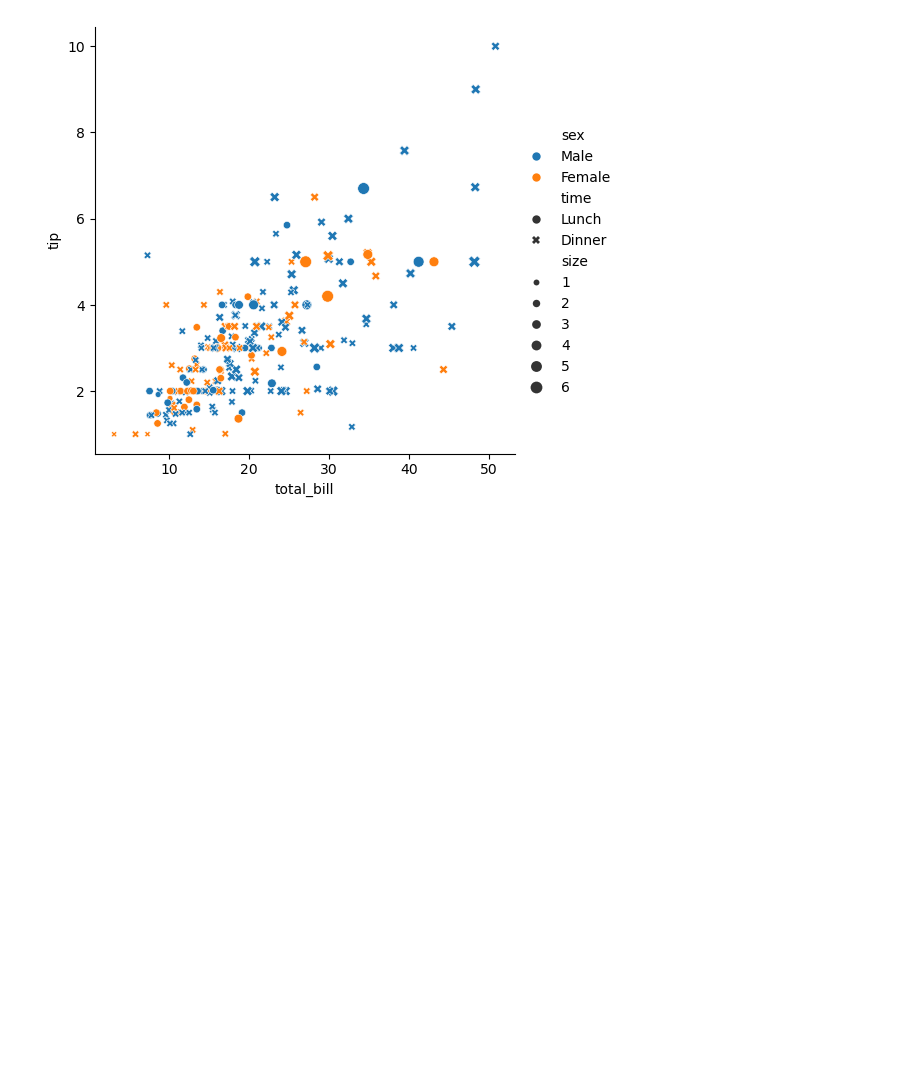
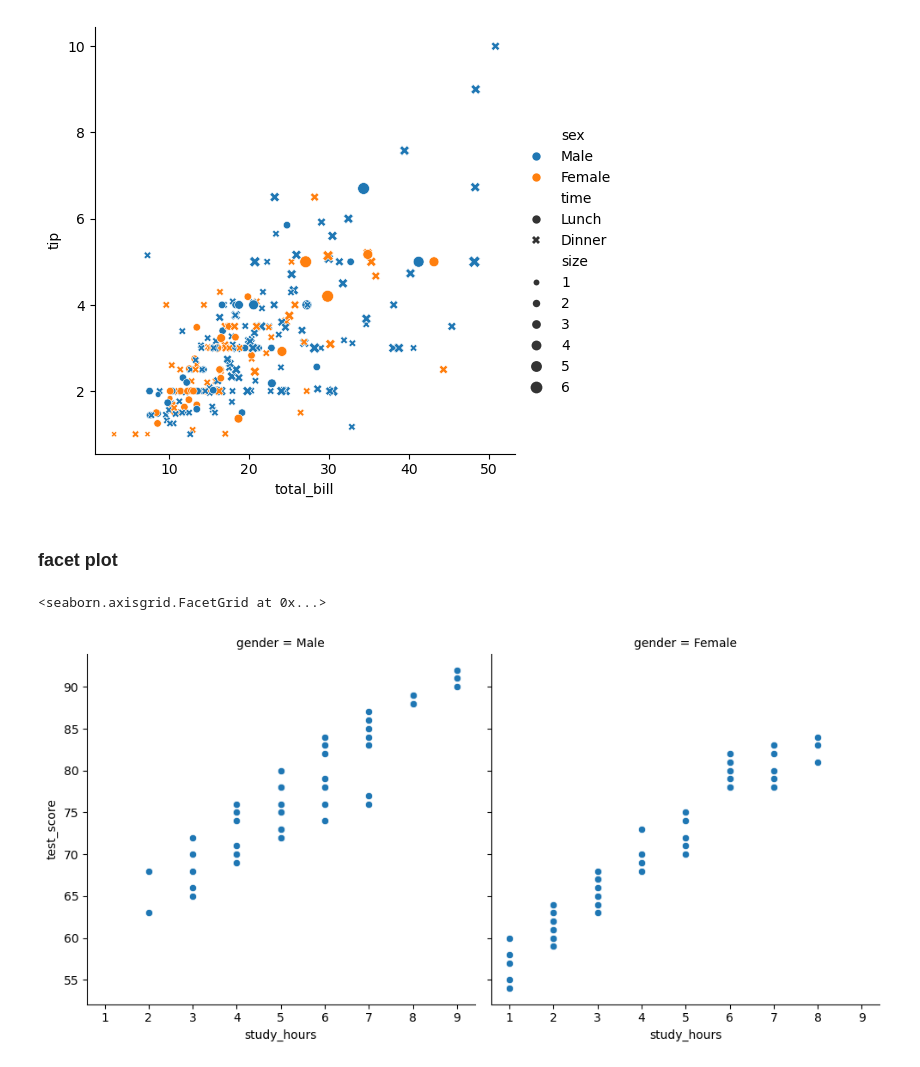
Before and after one commit to nafijur-rahaman/Data-Analysis-With-Python, a Jupyter notebook: Seaborn/seborn.ipynb, the cells around one changed output. Drawn from its saved outputs; the diff is of its cells as text; code cells hidden in the pictures; blank space fills up the shorter version.

Commit message:
facet plot

```diff
--- a/Seaborn/seborn.ipynb
+++ b/Seaborn/seborn.ipynb
@@ -76,3 +76,10 @@ sns.relplot(kind = "scatter", data = tips_data , x = "total_bill" , y = "tip" ,
 # %% [output]
 <seaborn.axisgrid.FacetGrid at 0x...>
 [figure]
+# %% [markdown]
+### facet plot
+# %%
+sns.relplot( kind = "scatter", data = student, x = "study_hours", y = "test_score", col="gender")
+# %% [output]
+<seaborn.axisgrid.FacetGrid at 0x...>
+[figure, added]
```
Also changed, not shown: parts of 1 cell of this notebook.
